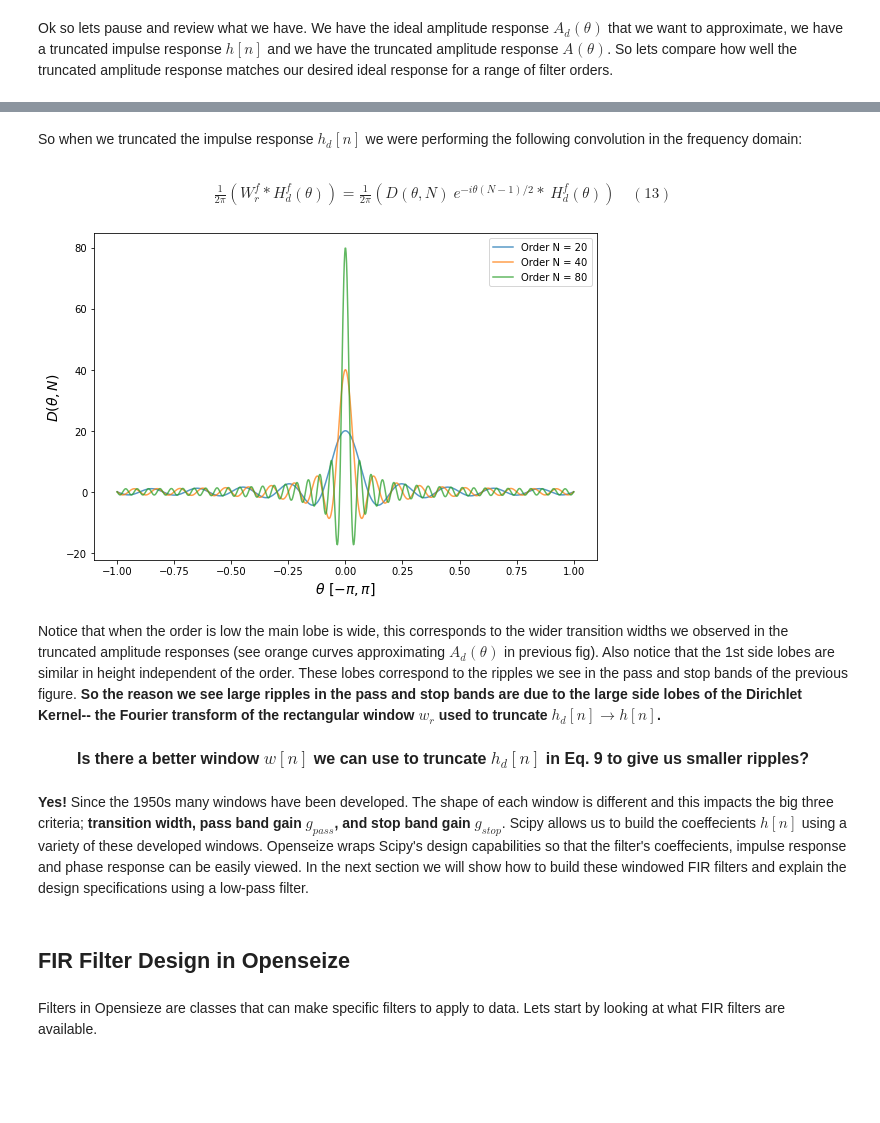
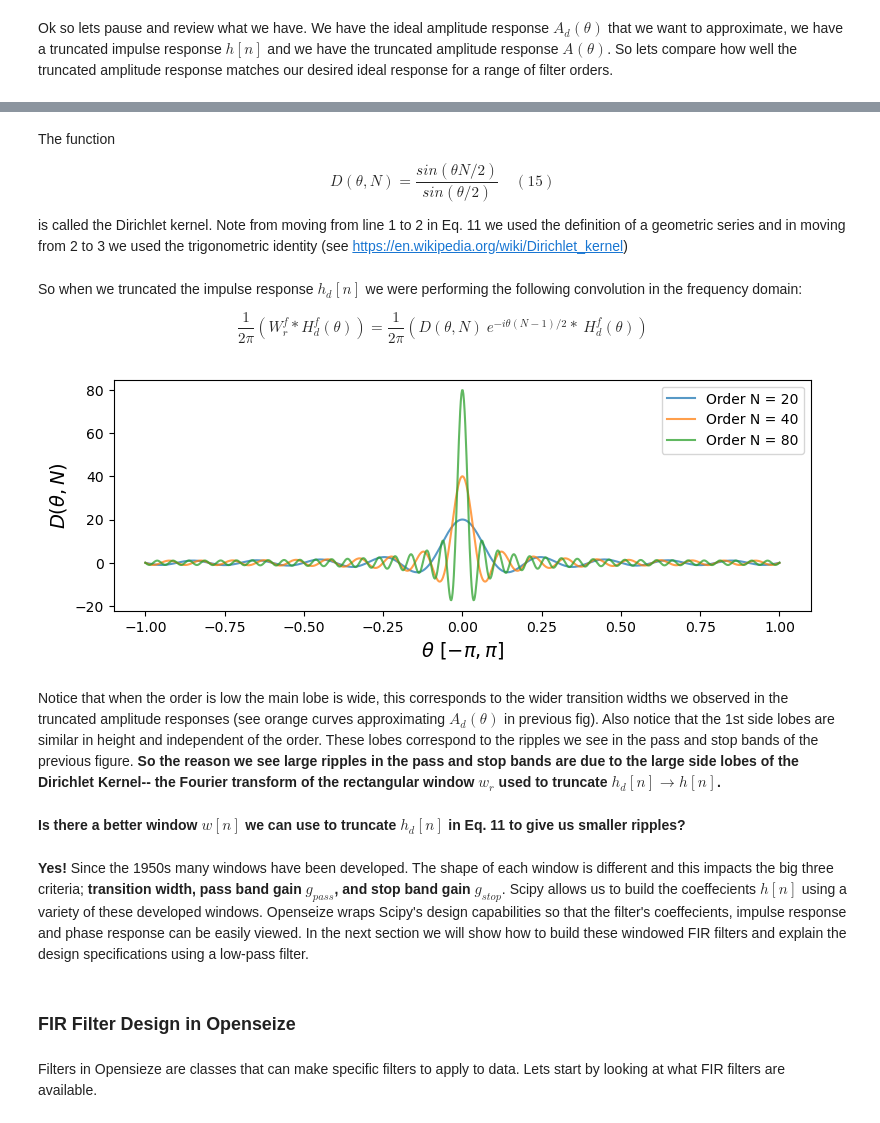
Before and after one commit to mscaudill/openseize, a Jupyter notebook: docs/tutorials/filtering.ipynb, the cells around one changed output, grey strips where cells are left out. Cells and saved outputs as stored; diff of their text form; code cells hidden in the pictures; blank space fills up the shorter version.

```diff
--- a/docs/tutorials/filtering.ipynb
+++ b/docs/tutorials/filtering.ipynb
@@ -361,37 +308,40 @@ is called the Dirichlet kernel. Note from moving from line 1 to 2 in Eq. 11 we u
+# %% [markdown]
+The function
+
+$$
+D(\theta, N) = \frac{sin(\theta N/2)}{sin(\theta/2)} \quad (15)
+$$
+
+is called the Dirichlet kernel. Note from moving from line 1 to 2 in Eq. 11 we used the definition of a geometric series and in moving from 2 to 3 we used the trigonometric identity (see https://en.wikipedia.org/wiki/Dirichlet_kernel)
 # %% [markdown]
 So when we truncated the impulse response $h_d[n]$ we were performing the following convolution in the frequency domain:
-<br>
-<br>
-<p style="text-align: center;">
-    $
-    \frac{1}{2 \pi} ( W_r^f * H_d^f(\theta)) = \frac{1}{2 \pi} ( D(\theta, N) \ e^{-i \theta (N-1)/2} * \ H_d^f(\theta)) \quad (13)
-    $
-</p>
+
+$$
+    \frac{1}{2 \pi} ( W_r^f * H_d^f(\theta)) = \frac{1}{2 \pi} ( D(\theta, N) \ e^{-i \theta (N-1)/2} * \ H_d^f(\theta))
+$$
 # %%
 # Lets plot the Dirichlet kernel for a few orders
 orders = [20, 40, 80]
 thetas = np.linspace(-1, 1, 1000)
 
-fig, ax = plt.subplots(figsize=(9, 6))
+fig, ax = plt.subplots(figsize=(9, 3))
 for order in orders:
     D = np.sin(thetas * order/2*np.pi)/np.sin(thetas/2*np.pi)
     ax.plot(thetas, D, label='Order N = {}'.format(order), alpha=0.75)
     ax.set_xlabel(r'$\theta \ [-\pi, \pi]$', fontsize=14)
     ax.set_ylabel(r'$D(\theta, N)$', fontsize=14)
     ax.legend()
 plt.show()
 # %% [output]
-[figure, old version]
+[figure, new version]
 # %% [markdown]
-Notice that when the order is low the main lobe is wide, this corresponds to the wider transition widths we observed in the truncated amplitude responses (see orange curves approximating $A_d(\theta)$ in previous fig). Also notice that the 1st side lobes are similar in height independent of the order. These lobes correspond to the ripples we see in the pass and stop bands of the previous figure. <b>So the reason we see large ripples in the pass and stop bands are due to the large side lobes of the Dirichlet Kernel-- the Fourier transform of the rectangular window $w_r$ used to truncate $h_d[n] \rightarrow h[n]$.</b>
+Notice that when the order is low the main lobe is wide, this corresponds to the wider transition widths we observed in the truncated amplitude responses (see orange curves approximating $A_d(\theta)$ in previous fig). Also notice that the 1st side lobes are similar in height and independent of the order. These lobes correspond to the ripples we see in the pass and stop bands of the previous figure. <b>So the reason we see large ripples in the pass and stop bands are due to the large side lobes of the Dirichlet Kernel-- the Fourier transform of the rectangular window $w_r$ used to truncate $h_d[n] \rightarrow h[n]$.</b>
 # %% [markdown]
-<center>
- <b><font size=3> Is there a better window $w[n]$ we can use to truncate $h_d[n]$ in Eq. 9 to give us smaller ripples? </font></b>
-</center>
+<b>Is there a better window $w[n]$ we can use to truncate $h_d[n]$ in Eq. 11 to give us smaller ripples?</b>
 # %% [markdown]
 <b>Yes!</b> Since the 1950s many windows have been developed. The shape of each window is different and this impacts the big three criteria; <b>transition width, pass band gain $g_{pass}$, and stop band gain $g_{stop}$</b>. Scipy allows us to build the coeffecients $h[n]$ using a variety of these developed windows. Openseize wraps Scipy's design capabilities so that the filter's coeffecients, impulse response and phase response can be easily viewed. In the next section we will show how to build these windowed FIR filters and explain the design specifications using a low-pass filter.
 # %% [markdown]
-## FIR Filter Design in Openseize
+### FIR Filter Design in Openseize
 # %% [markdown]
 Filters in Opensieze are classes that can make specific filters to apply to data. Lets start by looking at what FIR filters are available.
 # %%
```
Also changed, not shown: parts of 95 cells of this notebook, 3 other files.
